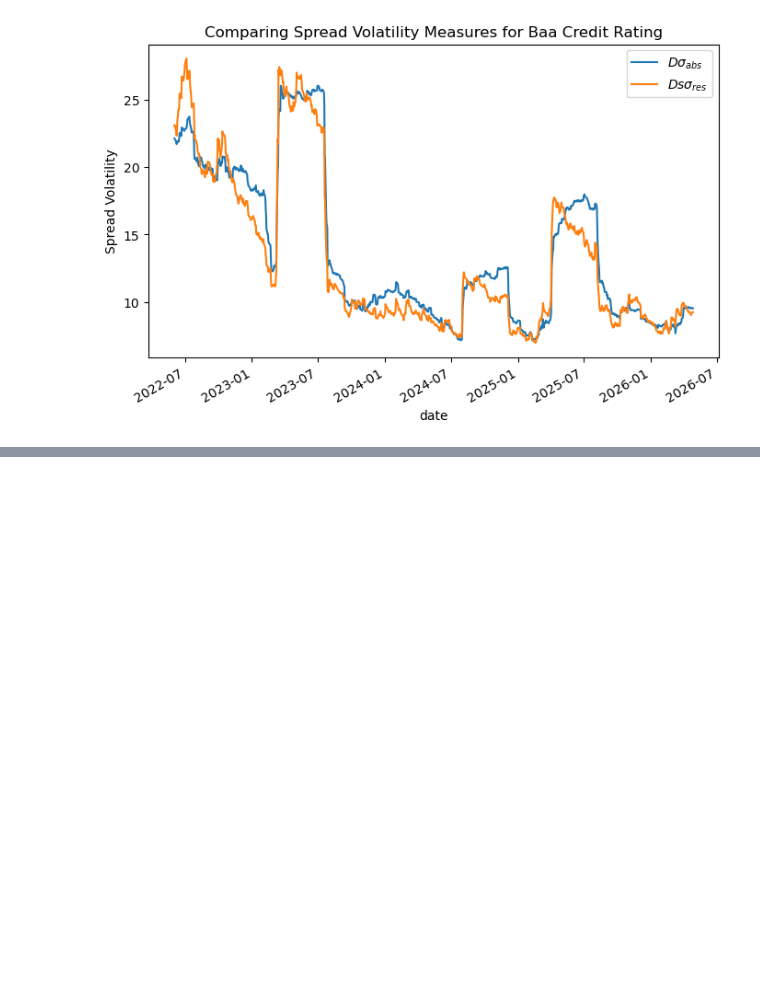
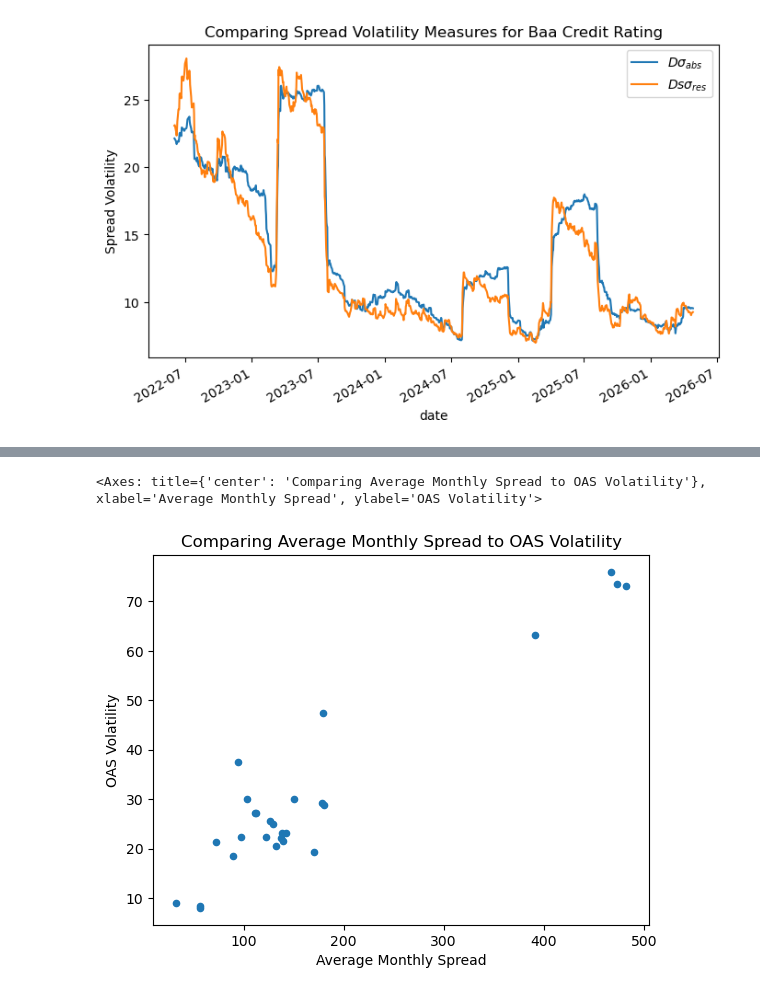
Before and after one commit to diegodalvarez/CreditSpread, a Jupyter notebook: notebooks/1DurationTimeSpread.ipynb, the cells around one changed output, grey strips where cells are left out. Drawn from its saved outputs; the diff is of its cells as text; code cells hidden in the pictures; blank space fills up the shorter version.

```diff
--- a/notebooks/1DurationTimeSpread.ipynb
+++ b/notebooks/1DurationTimeSpread.ipynb
@@ -177,0 +264,35 @@ plt.show()
+# %%
+df_monthly = (df_oas
+    .groupby("security")
+    .resample("1ME")
+    .first()
+    .reset_index())
+# %%
+df_spread_vol = (df_monthly
+    .set_index("date")
+    .groupby("security")
+    .apply(lambda x: x.oas.diff())
+    .reset_index()
+    .drop(columns = ["date"])
+    .groupby("security")
+    .agg("std")
+    .rename(columns = {"oas": "spread_vol"}))
+# %%
+df_avg_spread = (df_oas
+    .reset_index(drop = True)
+    .groupby("security")
+    .agg("mean")
+    .rename(columns = {"oas": "avg_spread"}))
+# %%
+(df_spread_vol
+    .merge(right = df_avg_spread, how = "inner", on = ["security"])
+    .plot(
+        kind   = "scatter",
+        x      = "avg_spread",
+        y      = "spread_vol",
+        xlabel = "Average Monthly Spread",
+        ylabel = "OAS Volatility",
+        title  = "Comparing Average Monthly Spread to OAS Volatility"))
+# %% [output]
+<Axes: title={'center': 'Comparing Average Monthly Spread to OAS Volatility'}, xlabel='Average Monthly Spread', ylabel='OAS Volatility'>
+[figure, added]
```
Also changed, not shown: parts of 15 cells of this notebook.
